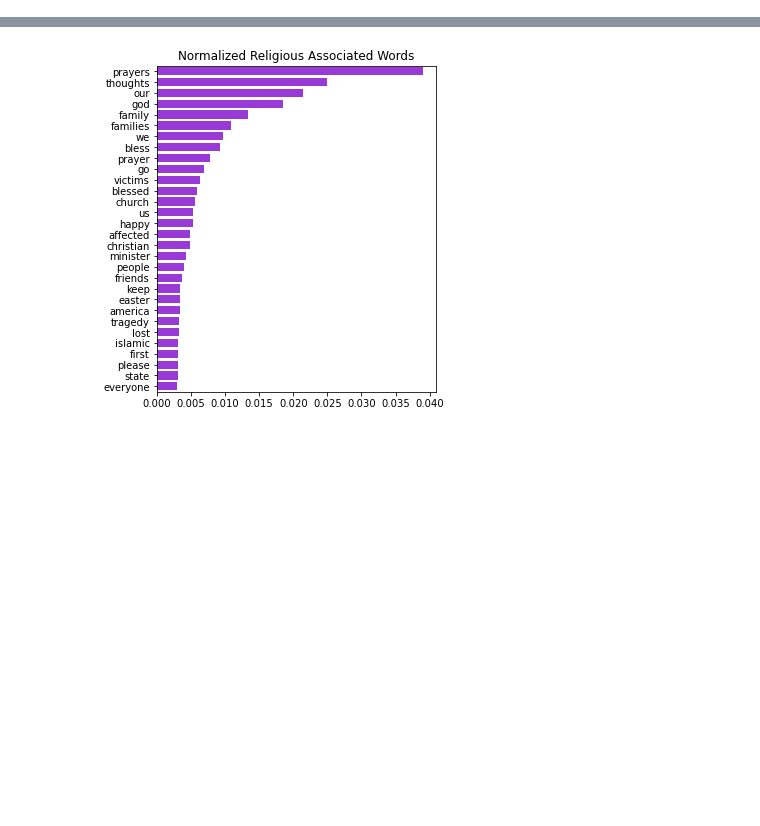
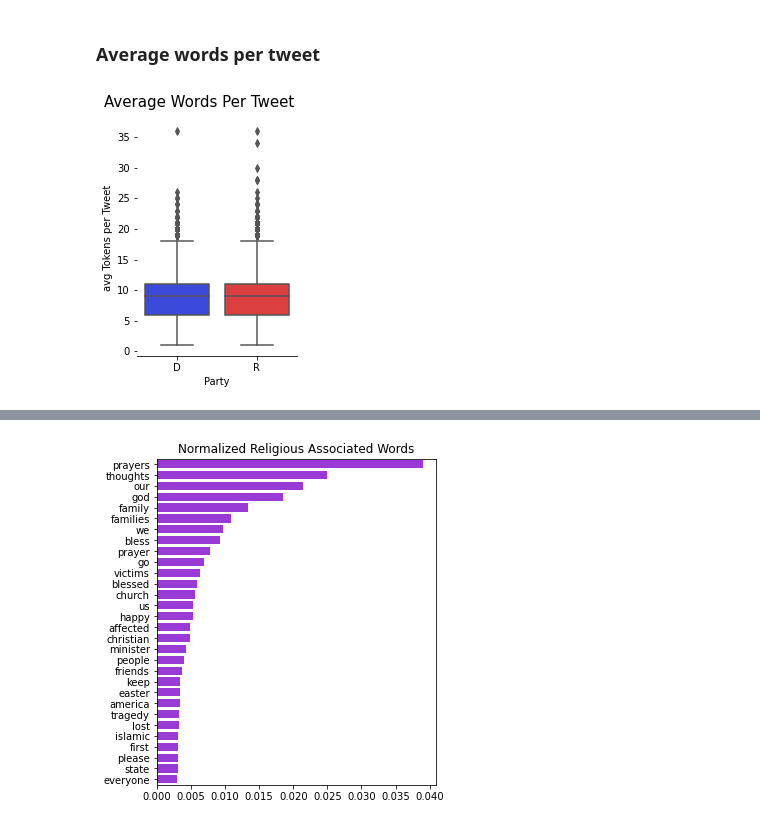
Before and after one commit to ShaanGondalia/PartyChecker, a Jupyter notebook: preston_notebook.ipynb, the cells around one changed output, grey strips where cells are left out. Cells and saved outputs as stored; diff of their text form; code cells hidden in the pictures; blank space fills up the shorter version.

```diff
--- a/preston_notebook.ipynb
+++ b/preston_notebook.ipynb
@@ -316,0 +247,10 @@ plt.savefig('percentage_religious_tweets_full')
+# %% [markdown]
+### Average words per tweet
+# %%
+g = sns.catplot(data=df, kind="box", x="party", y='n_tokens', palette=[blues(0), reds(0)], height=4, aspect=3/4)
+g.despine(left=True)
+g.set_axis_labels("Party", "avg Tokens per Tweet")
+g.fig.suptitle("Average Words Per Tweet", fontsize=15, y=1.05)
+g.savefig('avg_words_per_tweet')
+# %% [output]
+[figure, added]
```
Also changed, not shown: parts of 73 cells of this notebook.
